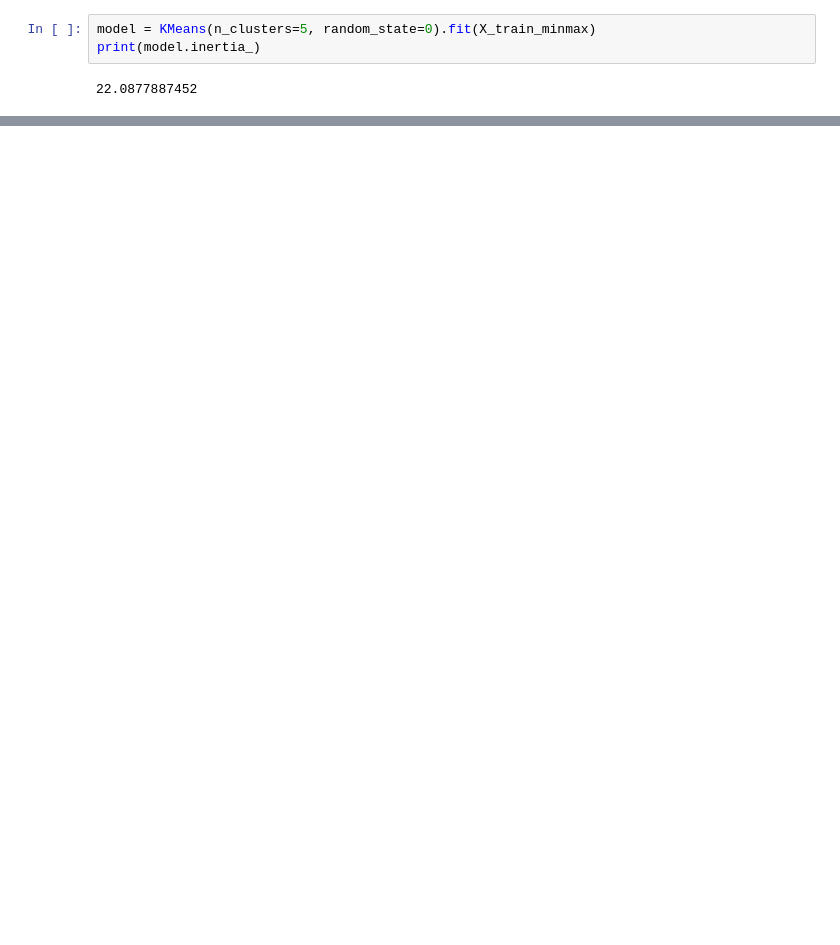
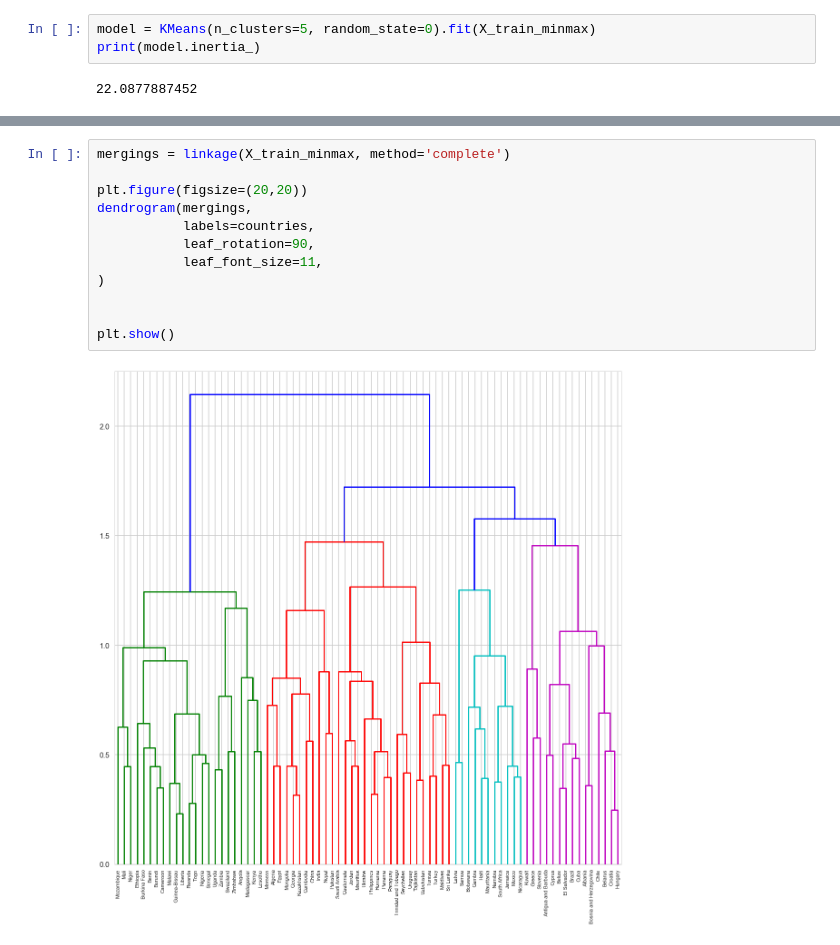
Before and after one commit to SilasNeptune/Dental-Health-in-Youth, a Jupyter notebook: Machine Learning.ipynb, the cells around one changed output, grey strips where cells are left out. Saved outputs shown, nothing was run; the diff lists cells and outputs as text; blank space fills up the shorter version.

```diff
--- a/Machine Learning.ipynb
+++ b/Machine Learning.ipynb
@@ -127,0 +247,14 @@ print(threeclusters.inertia_)
+# %%
+mergings = linkage(X_train_minmax, method='complete')
+
+plt.figure(figsize=(20,20))
+dendrogram(mergings,
+           labels=countries,
+           leaf_rotation=90,
+           leaf_font_size=11,
+)
+
+
+plt.show()
+# %% [output]
+[figure, added]
```
Also changed, not shown: parts of 19 cells of this notebook.
